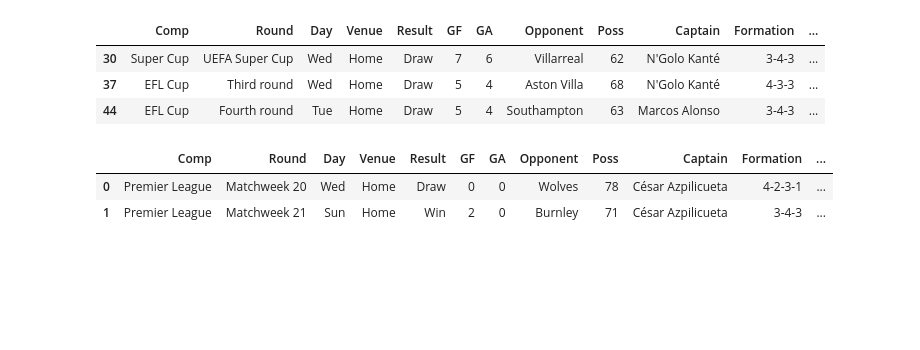
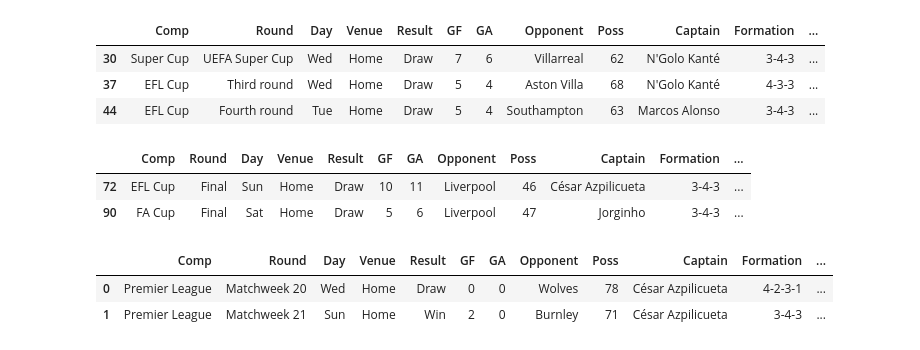
Before and after one commit to owhonda-moses/Chelsea-FC-stats-web-scraping, a Jupyter notebook: Chelsea_TT_scraped_stats.ipynb, the cells around one changed output. Saved outputs shown, nothing was run; the diff lists cells and outputs as text; code cells hidden in the pictures; blank space fills up the shorter version.

```diff
--- a/Chelsea_TT_scraped_stats.ipynb
+++ b/Chelsea_TT_scraped_stats.ipynb
@@ -151,4 +151,10 @@ wins
 | 30 | Super Cup | UEFA Super Cup | Wed | Home | Draw | 7 | 6 | Villarreal | 62 | N'Golo Kanté | 3-4-3 | ... |
 | 37 | EFL Cup | Third round | Wed | Home | Draw | 5 | 4 | Aston Villa | 68 | N'Golo Kanté | 4-3-3 | ... |
 | 44 | EFL Cup | Fourth round | Tue | Home | Draw | 5 | 4 | Southampton | 63 | Marcos Alonso | 3-4-3 | ... |
+# %%
+loss
+# %% [output]
+|  | Comp | Round | Day | Venue | Result | GF | GA | Opponent | Poss | Captain | Formation | ... |
+| 72 | EFL Cup | Final | Sun | Home | Draw | 10 | 11 | Liverpool | 46 | César Azpilicueta | 3-4-3 | ... |
+| 90 | FA Cup | Final | Sat | Home | Draw | 5 | 6 | Liverpool | 47 | Jorginho | 3-4-3 | ... |
 # %%
```
Also changed, not shown: parts of 7 cells of this notebook, 1 other file.
